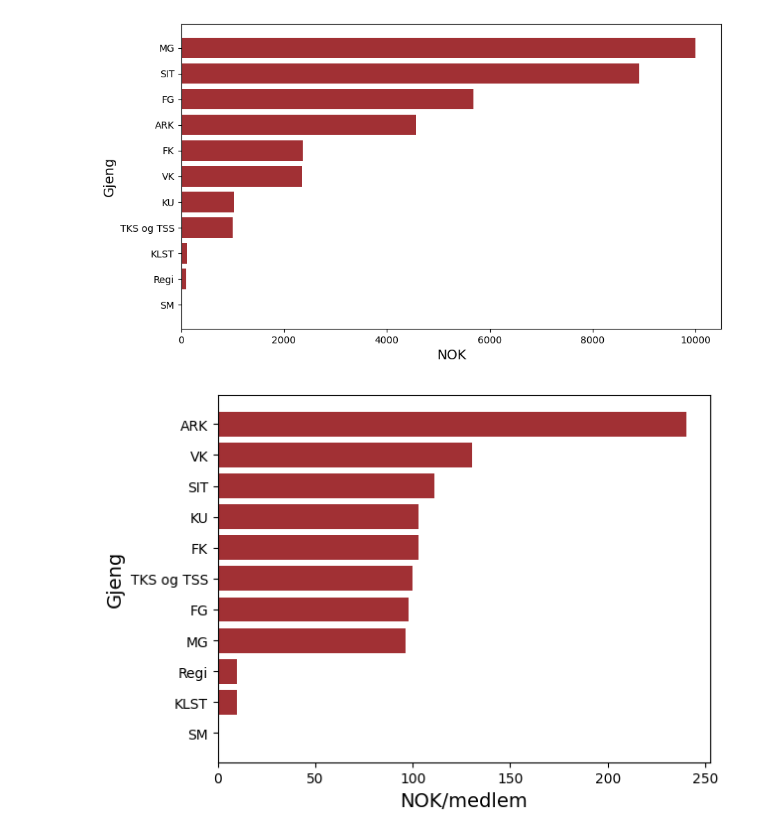
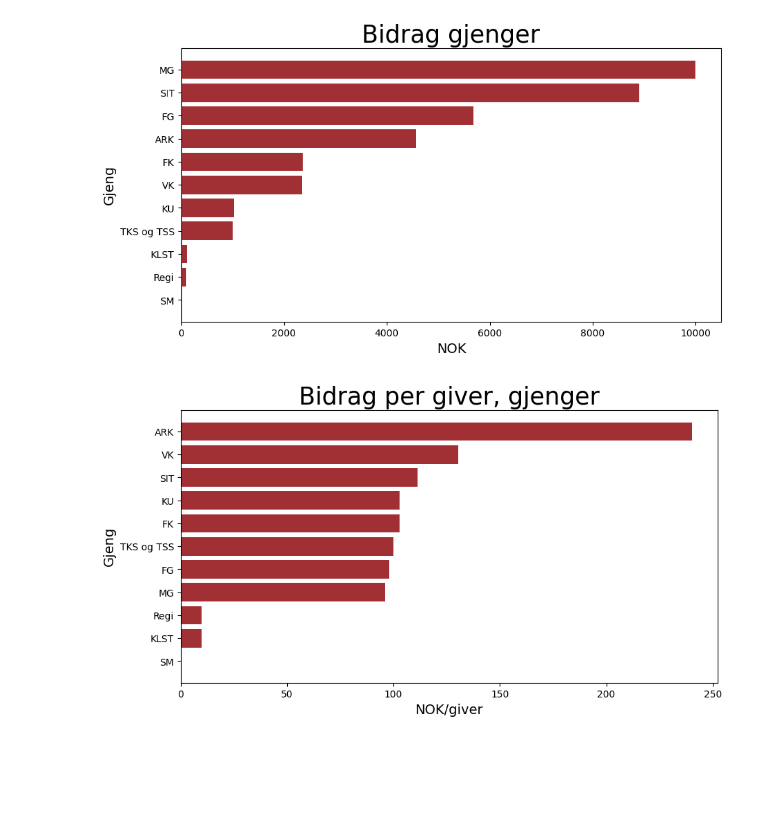
Before and after one commit to nemisis84/kronerulling, a Jupyter notebook: kronerullingPlots.ipynb, the cells around one changed output. Drawn from its saved outputs; the diff is of its cells as text; code cells hidden in the pictures; blank space fills up the shorter version.

Commit message:
Added titles to the graphs

```diff
--- a/kronerullingPlots.ipynb
+++ b/kronerullingPlots.ipynb
@@ -73,38 +74,40 @@ plt.barh(y, x, color=(161/255, 48/255, 52/255))
 # Label the x-axis and the y-axis
 plt.xlabel('NOK', fontsize=14)
 plt.ylabel('Gjeng', fontsize=14)
-plt.gcf().subplots_adjust(top=0.99, right=0.99)
+plt.title('Bidrag gjenger', fontsize=25)
+plt.gcf().subplots_adjust(top=0.9, right=0.99)
 plt.savefig("GjengkonkurranseTOT.png")
 # %% [output]
-[figure, old version]
+[figure, new version]
 # %%
-medlemmer = {
+givere = {
     'MG': 104,
     'FK':23,
     'ARK':19,
     'FG':58,
     'TKS og TSS':10,
     'Regi': 10,
     'SM': 110,
     'SIT': 80,
     'VK': 18,
     'KU': 10,
     'KLST': 12
   }
 plt.figure(figsize=(9, 5))
-data = [(value/medlemmer[label], label) for label, value in gjengerDict.items()]
+data = [(value/givere[label], label) for label, value in gjengerDict.items()]
 data.sort()
 
 # Extract the sorted values on the x-axis and the corresponding labels on the y-axis
 x, y = zip(*data)
 
 # Create the bar chart
 plt.barh(y, x, color=(161/255, 48/255, 52/255))
 
 # Label the x-axis and the y-axis
-plt.xlabel('NOK/medlem', fontsize=14)
+plt.xlabel('NOK/giver', fontsize=14)
 plt.ylabel('Gjeng', fontsize=14)
-plt.gcf().subplots_adjust(top=0.99, right=0.99)
-plt.savefig("GjengkonkurransePerMedlem.png")
+plt.title("Bidrag per giver, gjenger", fontsize=25)
+plt.gcf().subplots_adjust(top=0.9, right=0.99)
+plt.savefig("GjengkonkurransePerGiver.png")
 # %% [output]
-[figure, old version]
+[figure, new version]
```
Also changed, not shown: parts of 1 cell of this notebook.
